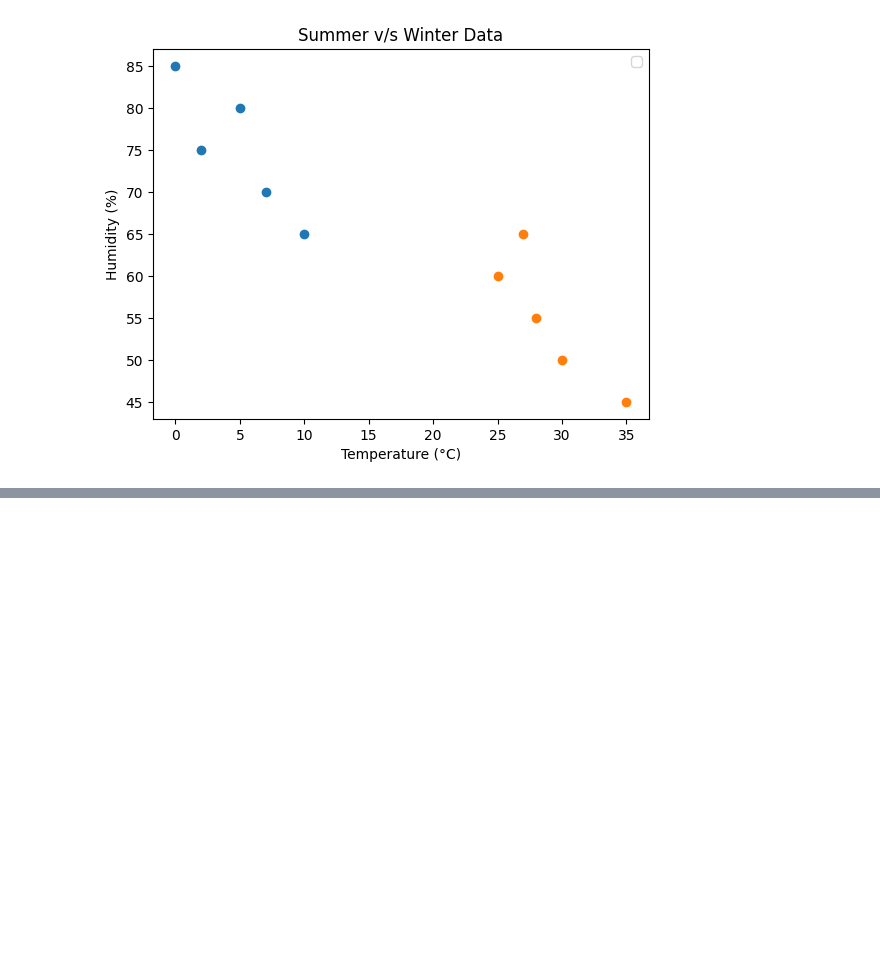
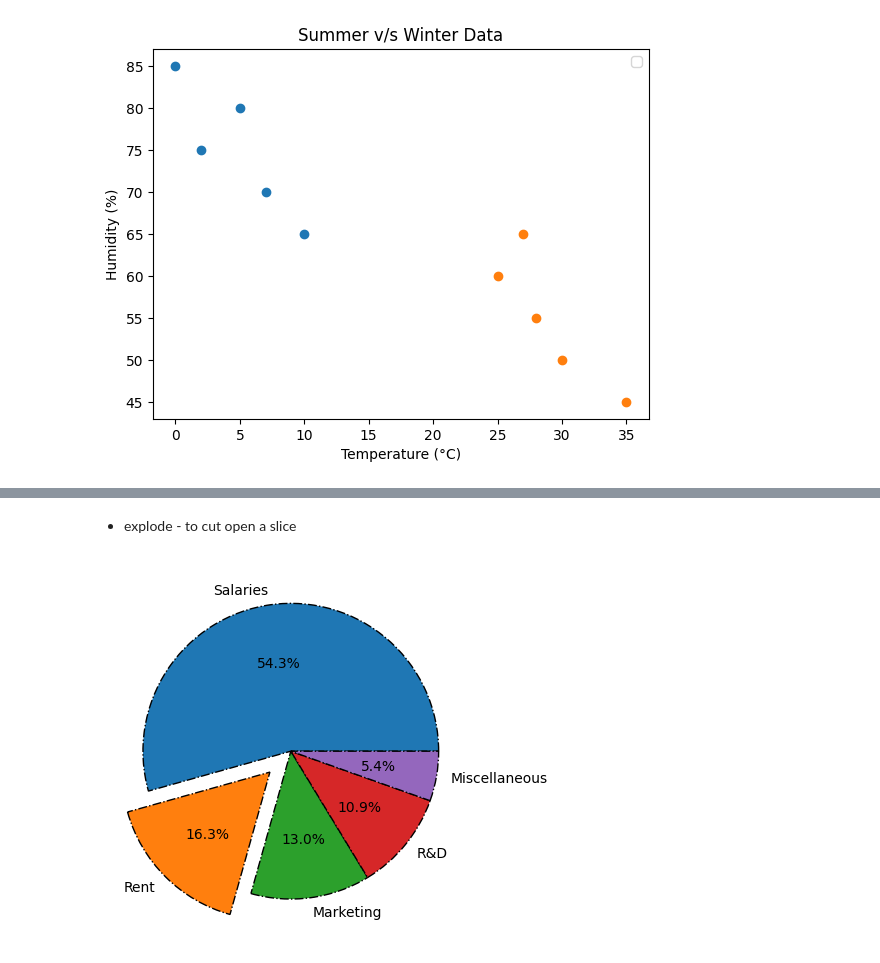
Before and after one commit to Shaik-Khaja-byte/AI-ML-Journey, a Jupyter notebook: Data Visualisation/part1.ipynb, the cells around one changed output, grey strips where cells are left out. Cells and saved outputs as stored; diff of their text form; code cells hidden in the pictures; blank space fills up the shorter version.

```diff
--- a/Data Visualisation/part1.ipynb
+++ b/Data Visualisation/part1.ipynb
@@ -560,0 +601,18 @@ plt.show()
+# %% [markdown]
+- explode - to cut open a slice
+# %%
+expenses = ["Salaries", "Rent", "Marketing", "R&D", "Miscellaneous"]
+amounts = [500, 150, 120, 100, 50]
+
+explode = [0, 0.2, 0, 0, 0]
+
+plt.pie(amounts, labels=expenses, autopct="%1.1f%%",
+        wedgeprops={
+            "edgecolor" : "black",
+            "linestyle" : "-."
+        },
+        explode = explode
+        )
+plt.show()
+# %% [output]
+[figure, added]
```
Also changed, not shown: parts of 8 cells of this notebook.
